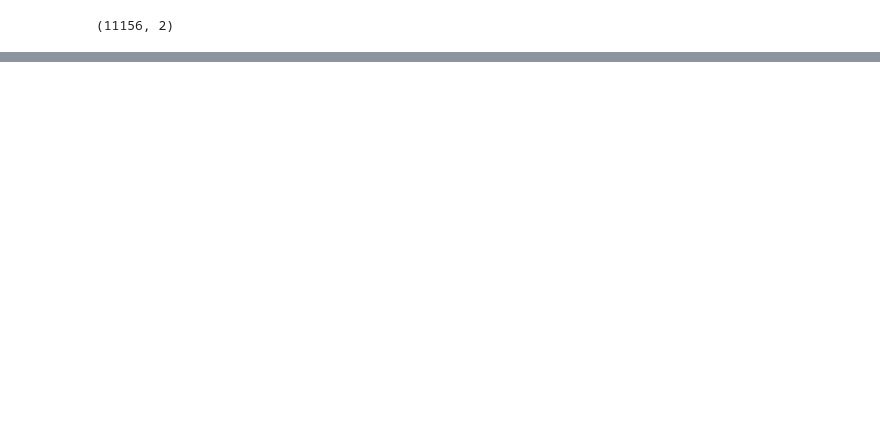
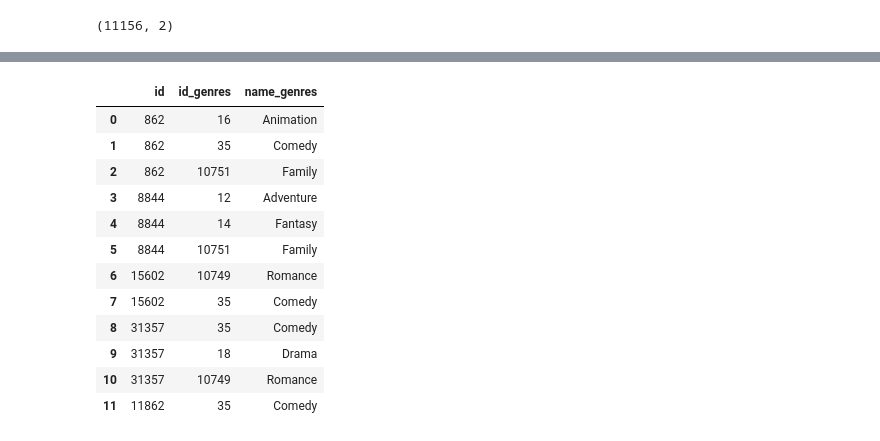
Before and after one commit to Constanzafl/Proyecto_Indiv_1_MLO_Henry, a Jupyter notebook: ETL/DesanidarGenres.ipynb, the cells around one changed output, grey strips where cells are left out. Cells and saved outputs as stored; diff of their text form; code cells hidden in the pictures; blank space fills up the shorter version.

```diff
--- a/ETL/DesanidarGenres.ipynb
+++ b/ETL/DesanidarGenres.ipynb
@@ -64,3 +206,12 @@ dfgeneros.shape
 (11156, 2)
 # %%
 dfgeneros.to_csv('GenerosFinal.csv', index=False)
+# %%
+dfgenres2= pd.read_csv(r'C:\Users\flori\Desktop\DATA SCIENCE\LABS\Trabajos\Proyecto_Indiv_1_MLO_Henry\DATASETS\movies_test.csv')
+# %%
+dfgenres2['genres'] = dfgenres2['genres'].apply(ast.literal_eval)
+# %%
+df_exploded2 = dfgenres2.explode('genres', ignore_index=True)
+# %%
+df_exploded2['name_genres'] = df_exploded2['genres'].apply(lambda x: x.get('name', '') if isinstance(x, dict) else '')
+df_exploded2['id_genres'] = df_exploded2['genres'].apply(lambda x: x.get('id', '') if isinstance(x, dict) else '')
@@ -66,0 +224,17 @@ dfgeneros.to_csv('GenerosFinal.csv', index=False)
+# %%
+dfprueba = df_exploded2[['id','id_genres','name_genres']]
+dfprueba
+# %% [output]
+|  | id | id_genres | name_genres |
+| 0 | 862 | 16 | Animation |
+| 1 | 862 | 35 | Comedy |
+| 2 | 862 | 10751 | Family |
+| 3 | 8844 | 12 | Adventure |
+| 4 | 8844 | 14 | Fantasy |
+| 5 | 8844 | 10751 | Family |
+| 6 | 15602 | 10749 | Romance |
+| 7 | 15602 | 35 | Comedy |
+| 8 | 31357 | 35 | Comedy |
+| 9 | 31357 | 18 | Drama |
+| 10 | 31357 | 10749 | Romance |
+| 11 | 11862 | 35 | Comedy |
```
Also changed, not shown: parts of 19 cells of this notebook, 3 other files.
